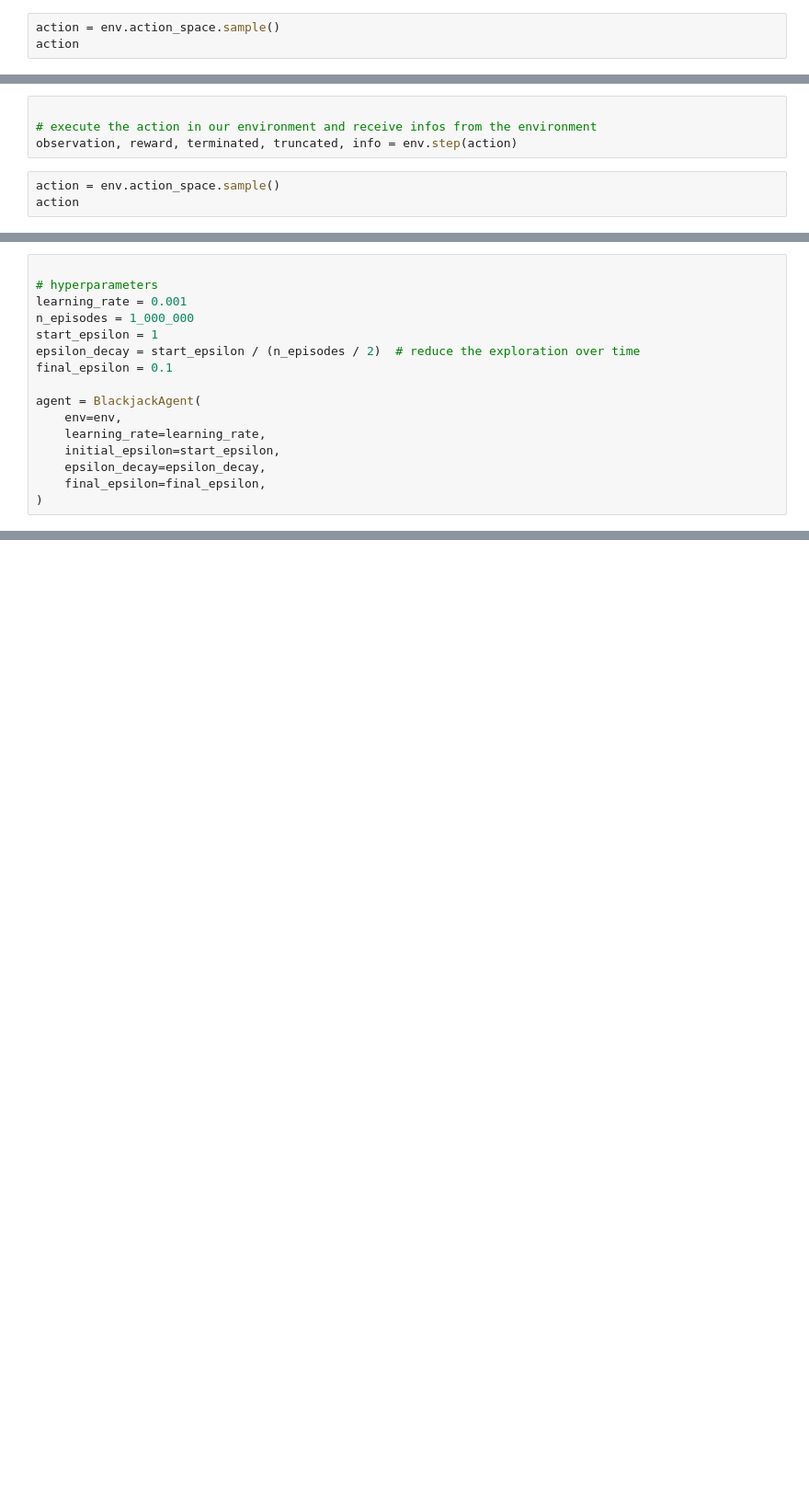
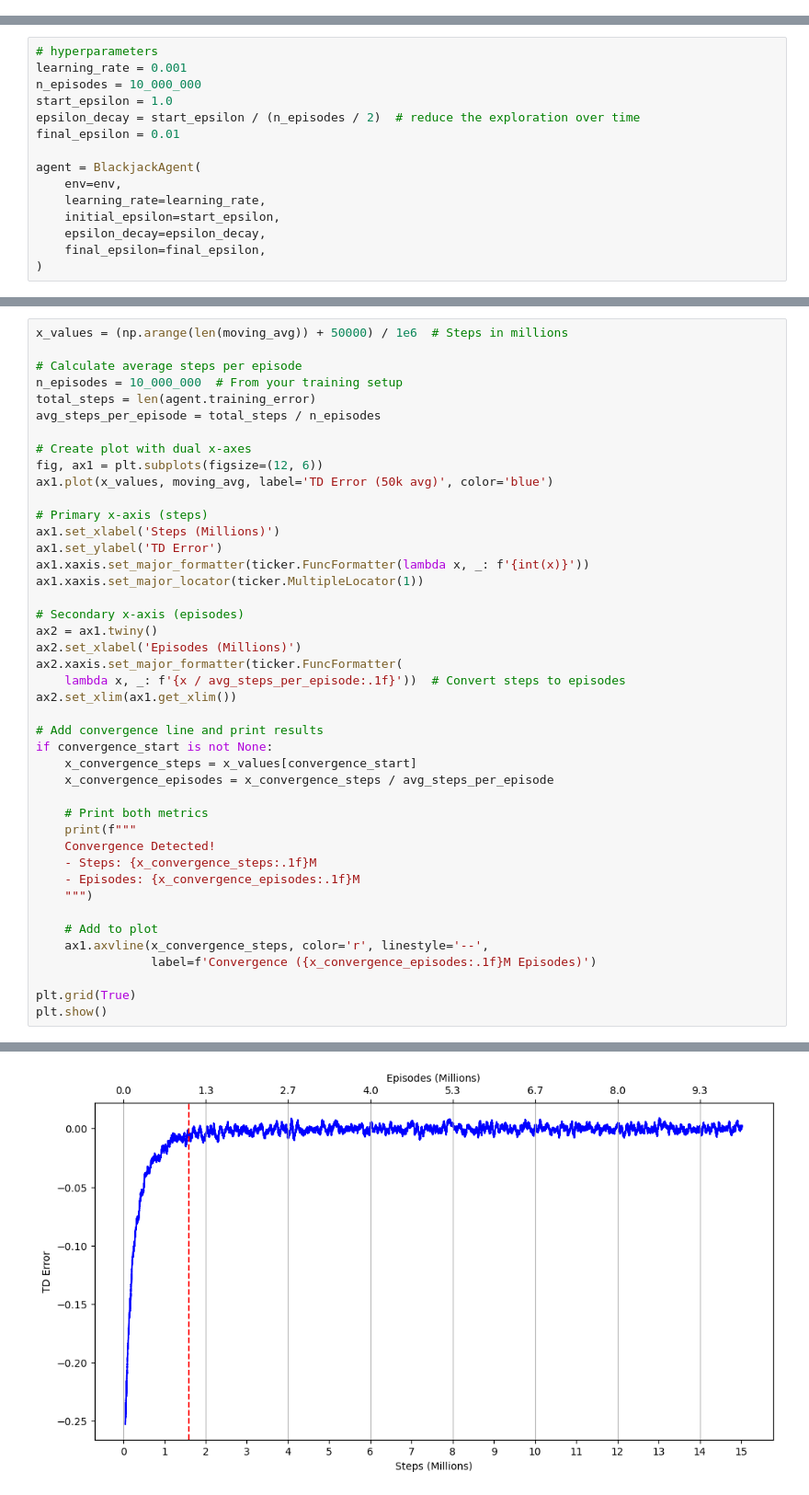
Before and after one commit to Plachido/blackjack-RL, a Jupyter notebook: qlearning.ipynb, the cells around one changed output, grey strips where cells are left out. Shown: that part at 92% size. Cells and saved outputs as stored; diff of their text form; blank space fills up the shorter version.

```diff
--- a/qlearning.ipynb
+++ b/qlearning.ipynb
@@ -21,3 +0,0 @@ observation
-# %%
-action = env.action_space.sample()
-action
@@ -26,7 +0,0 @@ np.int64(1)
-# %%
-
-# execute the action in our environment and receive infos from the environment
-observation, reward, terminated, truncated, info = env.step(action)
-# %%
-action = env.action_space.sample()
-action
@@ -99,13 +81,12 @@ class BlackjackAgent:
     def decay_epsilon(self):
         self.epsilon = max(self.final_epsilon, self.epsilon - self.epsilon_decay)
 # %%
-
 # hyperparameters
 learning_rate = 0.001
-n_episodes = 1_000_000
-start_epsilon = 1
+n_episodes = 10_000_000
+start_epsilon = 1.0
 epsilon_decay = start_epsilon / (n_episodes / 2)  # reduce the exploration over time
-final_epsilon = 0.1
+final_epsilon = 0.01
 
 agent = BlackjackAgent(
     env=env,
@@ -264,0 +151,44 @@ policy_fig.show()
+# %%
+x_values = (np.arange(len(moving_avg)) + 50000) / 1e6  # Steps in millions
+
+# Calculate average steps per episode
+n_episodes = 10_000_000  # From your training setup
+total_steps = len(agent.training_error)
+avg_steps_per_episode = total_steps / n_episodes
+
+# Create plot with dual x-axes
+fig, ax1 = plt.subplots(figsize=(12, 6))
+ax1.plot(x_values, moving_avg, label='TD Error (50k avg)', color='blue')
+
+# Primary x-axis (steps)
+ax1.set_xlabel('Steps (Millions)')
+ax1.set_ylabel('TD Error')
+ax1.xaxis.set_major_formatter(ticker.FuncFormatter(lambda x, _: f'{int(x)}'))
+ax1.xaxis.set_major_locator(ticker.MultipleLocator(1))
+
+# Secondary x-axis (episodes)
+ax2 = ax1.twiny()
+ax2.set_xlabel('Episodes (Millions)')
+ax2.xaxis.set_major_formatter(ticker.FuncFormatter(
+    lambda x, _: f'{x / avg_steps_per_episode:.1f}'))  # Convert steps to episodes
+ax2.set_xlim(ax1.get_xlim())
+
+# Add convergence line and print results
+if convergence_start is not None:
+    x_convergence_steps = x_values[convergence_start]
+    x_convergence_episodes = x_convergence_steps / avg_steps_per_episode
+
+    # Print both metrics
+    print(f"""
+    Convergence Detected!
+    - Steps: {x_convergence_steps:.1f}M
+    - Episodes: {x_convergence_episodes:.1f}M
+    """)
+
+    # Add to plot
+    ax1.axvline(x_convergence_steps, color='r', linestyle='--',
+                label=f'Convergence ({x_convergence_episodes:.1f}M Episodes)')
+
+plt.grid(True)
+plt.show()
+# %% [output]
@@ -264,0 +198 @@ policy_fig.show()
+[figure, added]
```
Also changed, not shown: parts of 22 cells of this notebook, 11 other files.
